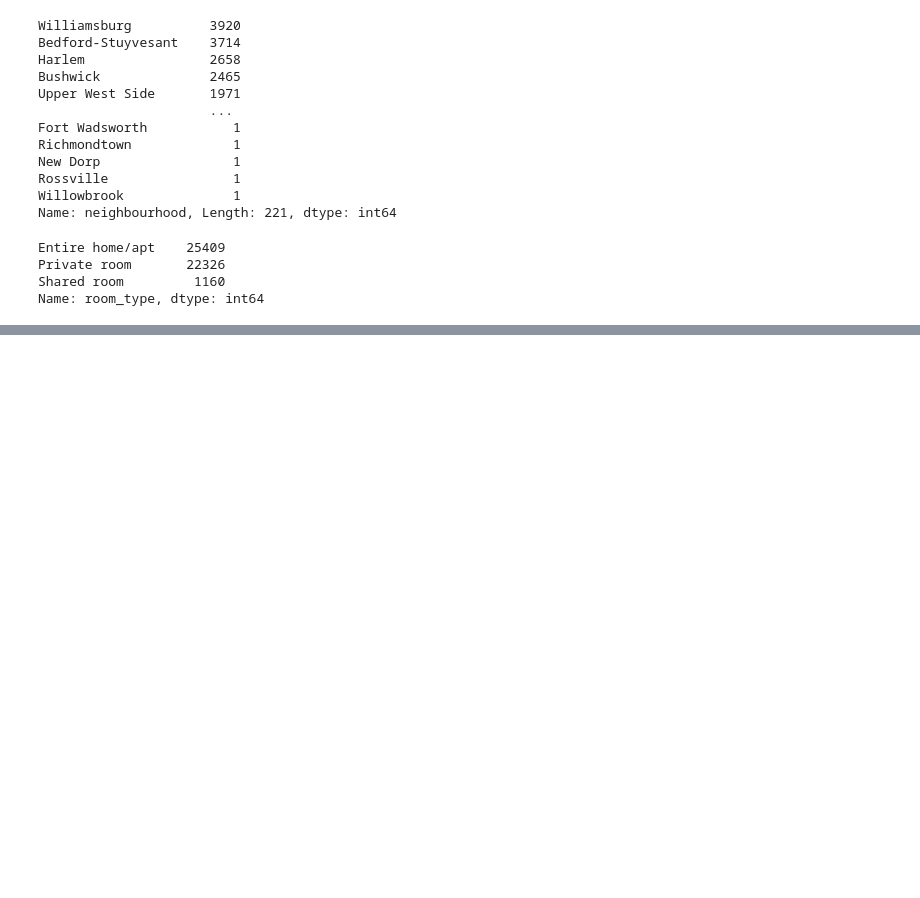
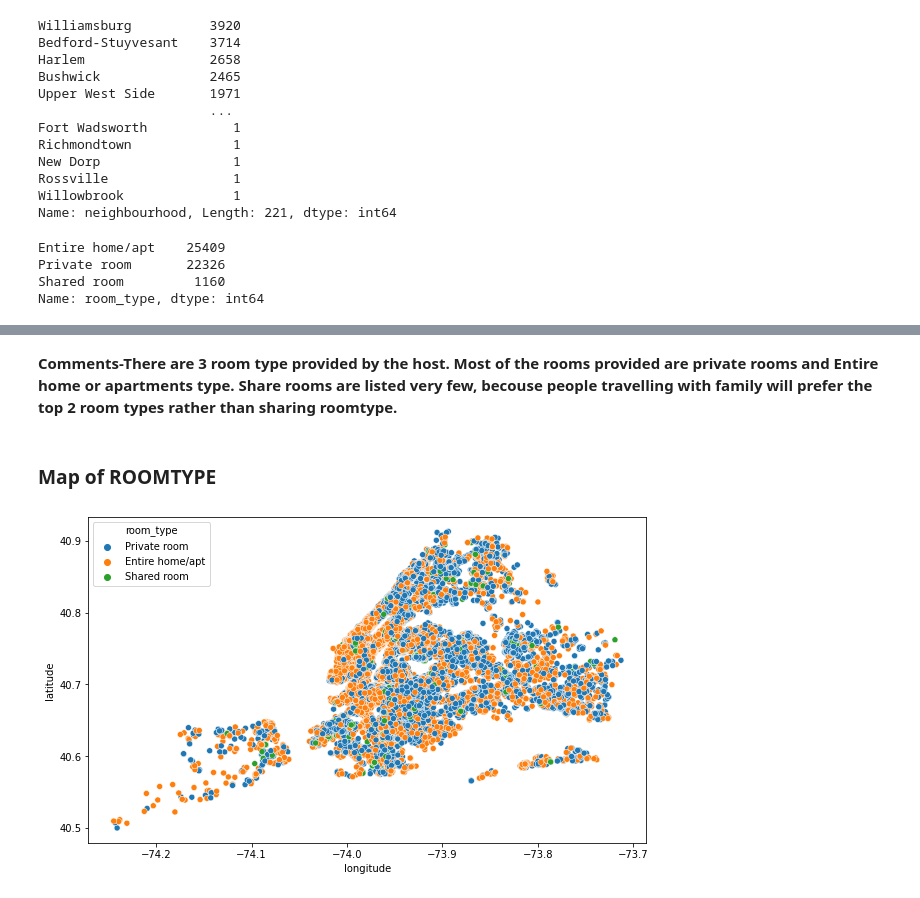
Before and after one commit to KaiwalyaZ/Airbnb-booking-analysis, a Jupyter notebook: Airbnb_Booking_Analysis_Kaiwalya.ipynb, the cells around one changed output, grey strips where cells are left out. Cells and saved outputs as stored; diff of their text form; code cells hidden in the pictures; blank space fills up the shorter version.

```diff
--- a/Airbnb_Booking_Analysis_Kaiwalya.ipynb
+++ b/Airbnb_Booking_Analysis_Kaiwalya.ipynb
@@ -173,0 +200,11 @@ Name: room_type, dtype: int64
+# %% [markdown]
+**Comments-There are 3 room type provided by the host. Most of the rooms provided are private rooms and Entire home or apartments type.
+Share rooms are listed very few, becouse people travelling with family will prefer the top 2 room types rather than sharing roomtype.**
+# %% [markdown]
+### **Map of ROOMTYPE**
+# %%
+plt.figure(figsize=(10,6))
+sns.scatterplot(ABA.longitude,ABA.latitude,hue=ABA.room_type)
+plt.ioff()
+# %% [output]
+[figure, added]
```
Also changed, not shown: parts of 8 cells of this notebook.
